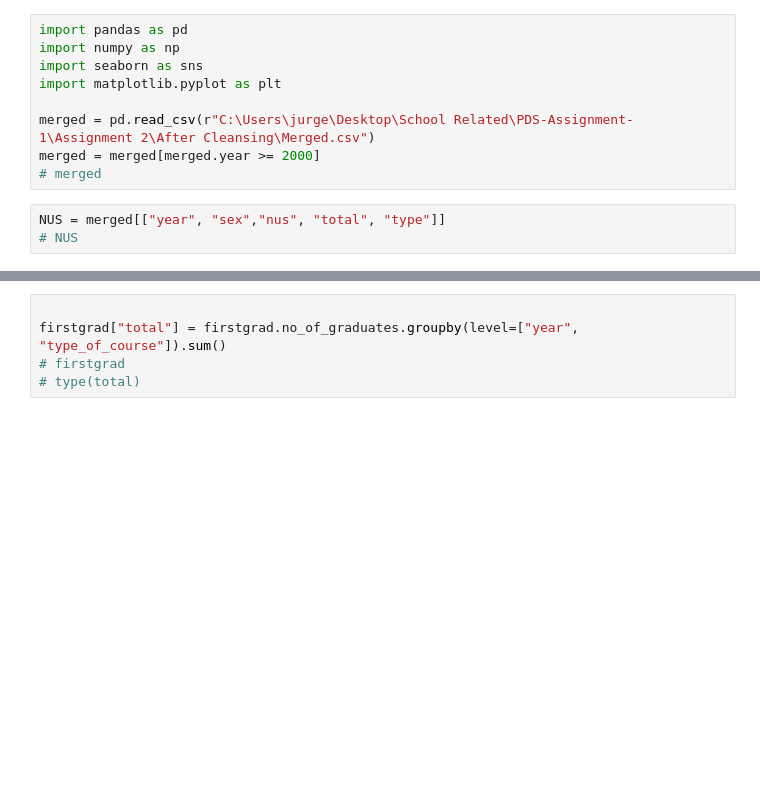
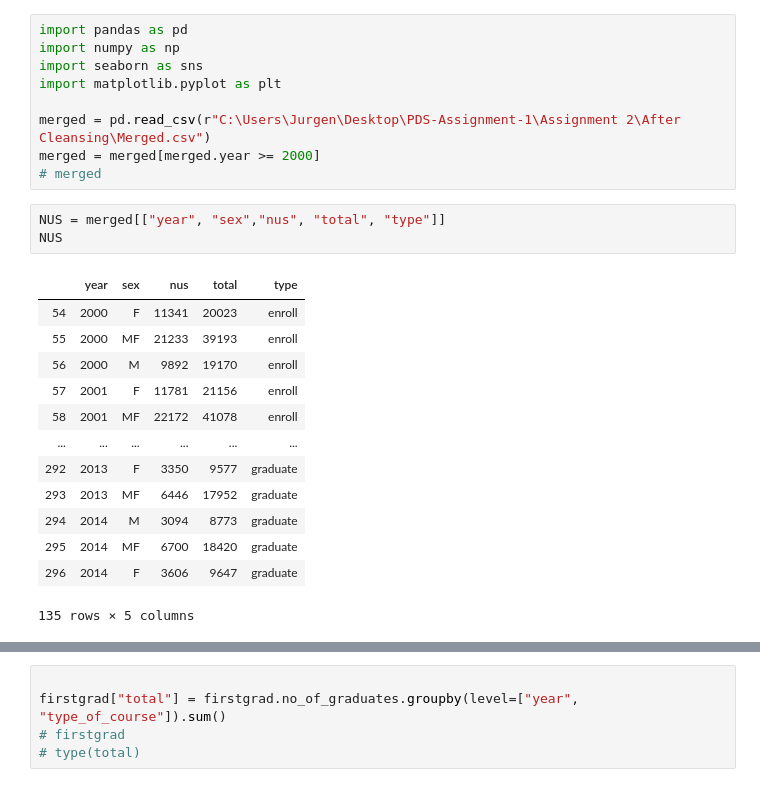
Before and after one commit to jurgen-tan-git/PDS-Assignments, a Jupyter notebook: Assignment 2/Scripts/Graphing/NUS.ipynb, the cells around one changed output, grey strips where cells are left out. Saved outputs shown, nothing was run; the diff lists cells and outputs as text; blank space fills up the shorter version.

```diff
--- a/Assignment 2/Scripts/Graphing/NUS.ipynb
+++ b/Assignment 2/Scripts/Graphing/NUS.ipynb
@@ -4,12 +4,26 @@ import numpy as np
 import seaborn as sns
 import matplotlib.pyplot as plt
 
-merged = pd.read_csv(r"C:\Users\jurge\Desktop\School Related\PDS-Assignment-1\Assignment 2\After Cleansing\Merged.csv")
+merged = pd.read_csv(r"C:\Users\Jurgen\Desktop\PDS-Assignment-1\Assignment 2\After Cleansing\Merged.csv")
 merged = merged[merged.year >= 2000]
 # merged
 # %%
 NUS = merged[["year", "sex","nus", "total", "type"]]
-# NUS
+NUS
+# %% [output]
+|  | year | sex | nus | total | type |
+| 54 | 2000 | F | 11341 | 20023 | enroll |
+| 55 | 2000 | MF | 21233 | 39193 | enroll |
+| 56 | 2000 | M | 9892 | 19170 | enroll |
+| 57 | 2001 | F | 11781 | 21156 | enroll |
+| 58 | 2001 | MF | 22172 | 41078 | enroll |
+| ... | ... | ... | ... | ... | ... |
+| 292 | 2013 | F | 3350 | 9577 | graduate |
+| 293 | 2013 | MF | 6446 | 17952 | graduate |
+| 294 | 2014 | M | 3094 | 8773 | graduate |
+| 295 | 2014 | MF | 6700 | 18420 | graduate |
+| 296 | 2014 | F | 3606 | 9647 | graduate |
+135 rows × 5 columns
 # %%
 sns.set(style="whitegrid")
 sns.set(rc={'figure.figsize':(15.7,8.27)})
```
Also changed, not shown: parts of 12 cells of this notebook.
